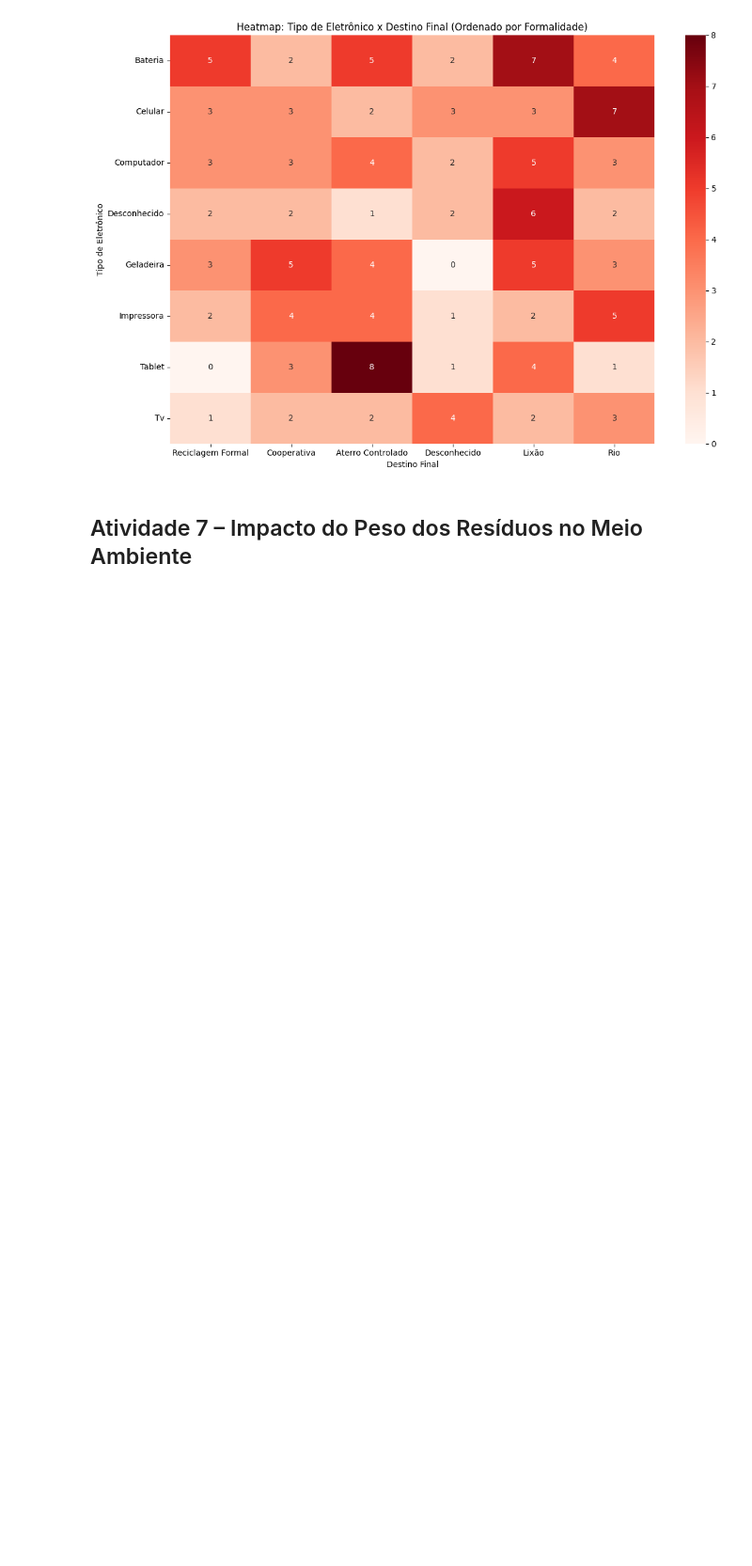
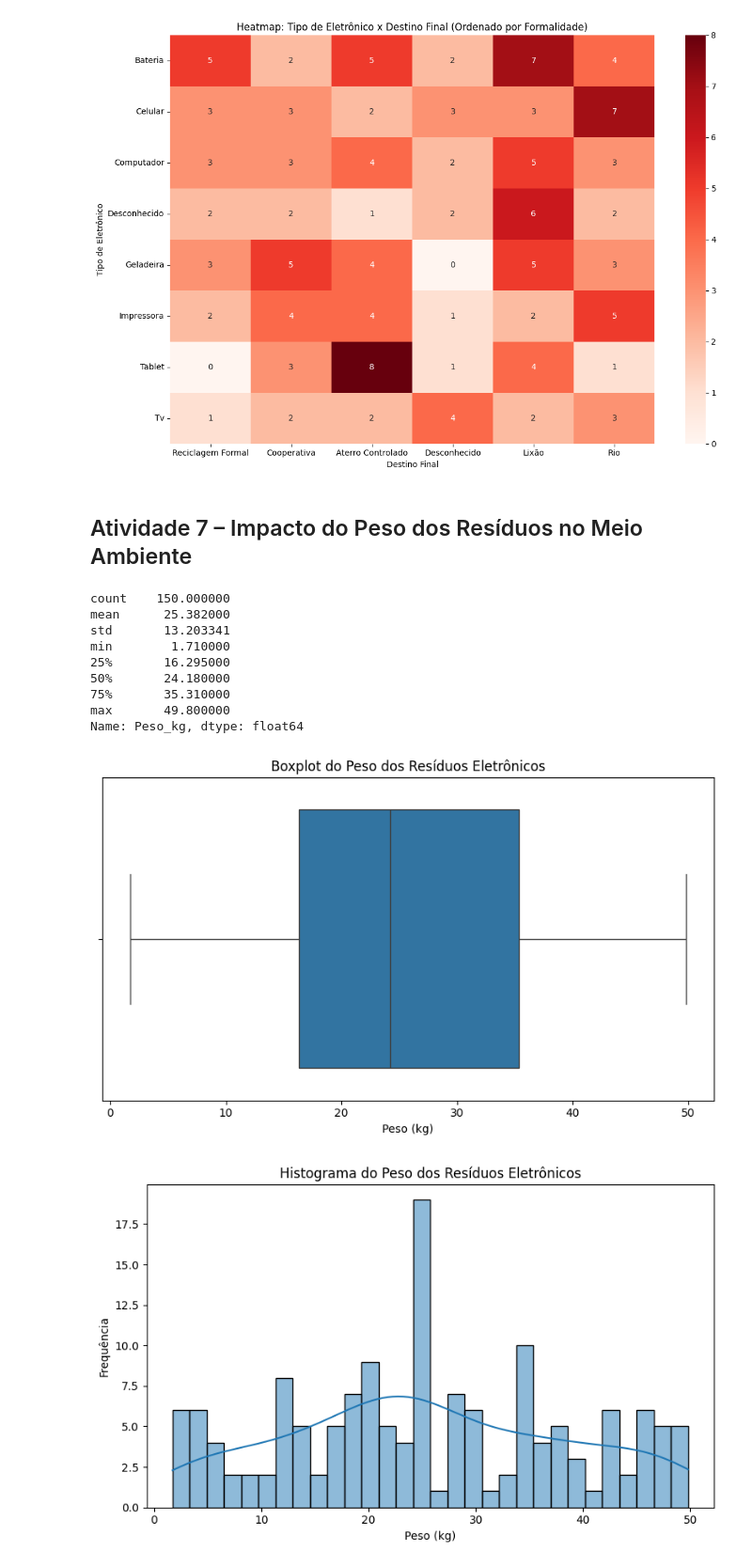
Before and after one commit to polyanasilva/desafio_lixo_eletronico, a Jupyter notebook: atv i2a2.ipynb, the cells around one changed output. Shown at 94% size. Drawn from its saved outputs; the diff is of its cells as text; code cells hidden in the pictures; blank space fills up the shorter version.

```diff
--- a/atv i2a2.ipynb
+++ b/atv i2a2.ipynb
@@ -339,3 +340,35 @@ plt.show()
 [figure]
 # %% [markdown]
 ## Atividade 7 – Impacto do Peso dos Resíduos no Meio Ambiente
+# %%
+# Análise estatística do peso dos resíduos eletrônicos
+print(df['Peso_kg'].describe())
+
+# Boxplot para visualizar a distribuição e identificar outliers
+plt.figure(figsize=(8,5))
+sns.boxplot(x=df['Peso_kg'])
+plt.title('Boxplot do Peso dos Resíduos Eletrônicos')
+plt.xlabel('Peso (kg)')
+plt.tight_layout()
+plt.show()
+
+# Histograma para visualizar a distribuição dos pesos
+plt.figure(figsize=(8,5))
+sns.histplot(df['Peso_kg'], bins=30, kde=True)
+plt.title('Histograma do Peso dos Resíduos Eletrônicos')
+plt.xlabel('Peso (kg)')
+plt.ylabel('Frequência')
+plt.tight_layout()
+plt.show()
+# %% [output]
+count    150.000000
+mean      25.382000
+std       13.203341
+min        1.710000
+25%       16.295000
+50%       24.180000
+75%       35.310000
+max       49.800000
+Name: Peso_kg, dtype: float64
+[figure, added]
+[figure, added]
```
Also changed, not shown: parts of 9 cells of this notebook.
